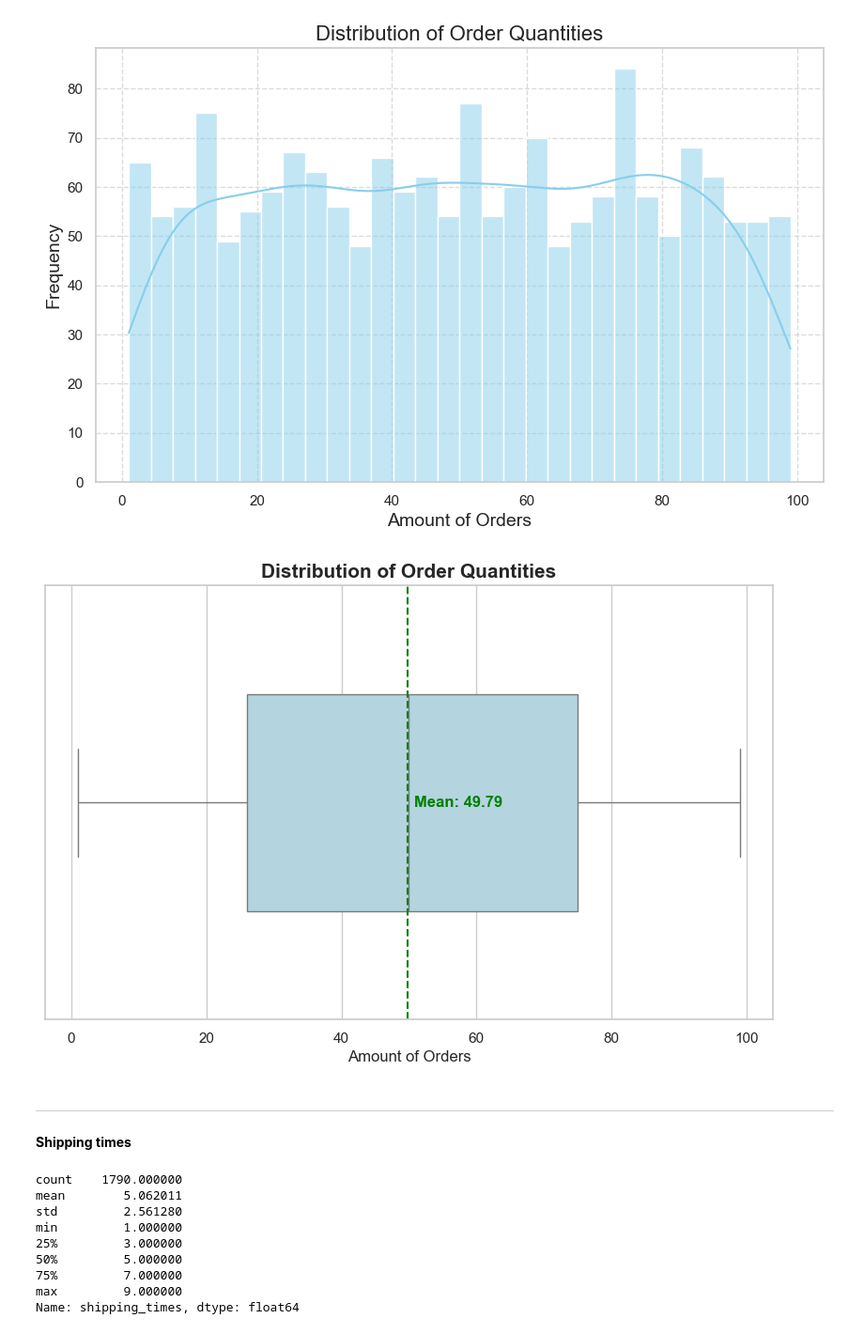
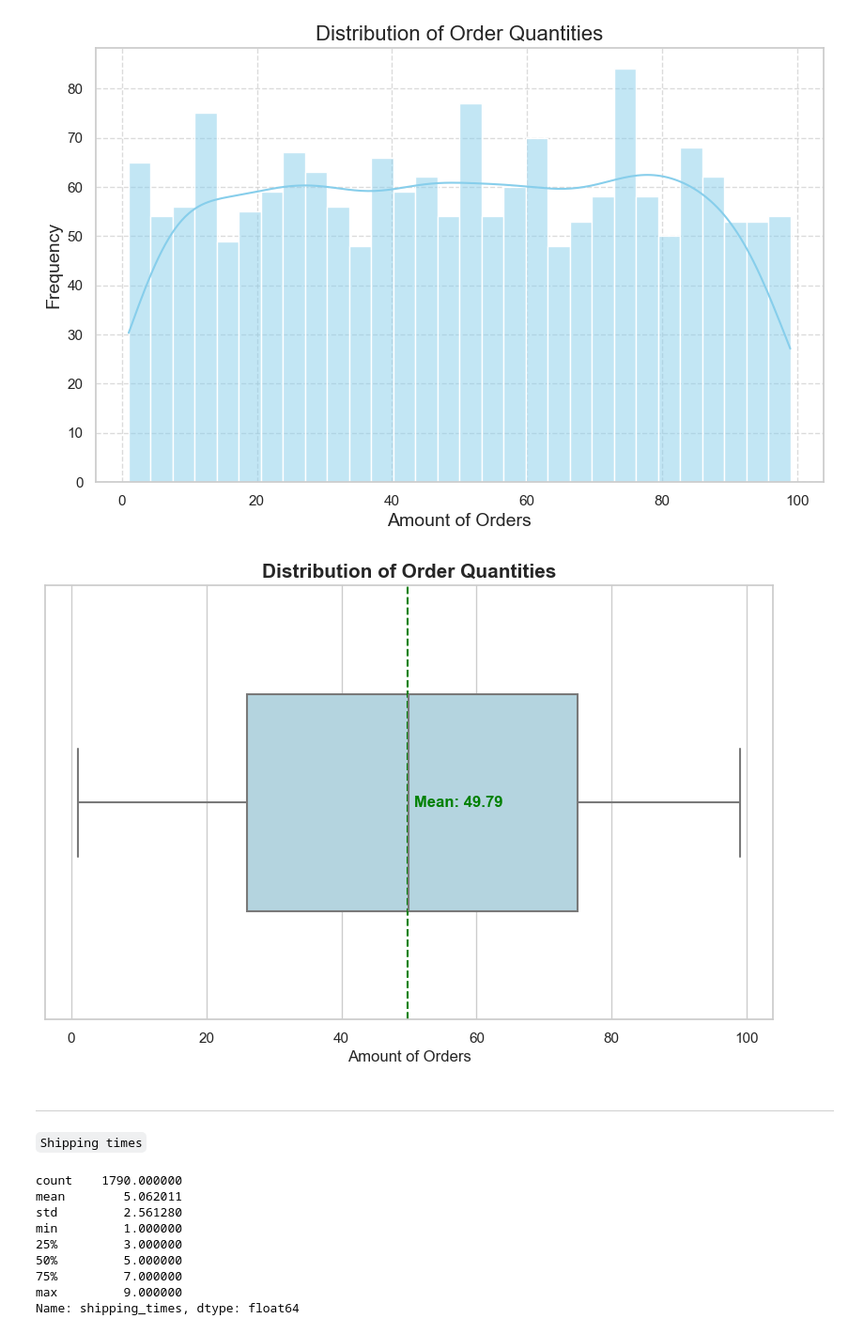
Before and after one commit to ayozmi/ai-logistics, a Jupyter notebook: notebooks/PricePredictor/3_EDA.ipynb, the cells around one changed output. Shown at 94% size. Saved outputs shown, nothing was run; the diff lists cells and outputs as text; code cells hidden in the pictures.

```diff
--- a/notebooks/PricePredictor/3_EDA.ipynb
+++ b/notebooks/PricePredictor/3_EDA.ipynb
@@ -278,16 +287,14 @@ plt.show()
 # %% [output]
 [figure]
 # %%
-sns.set(style="whitegrid")
-
 plt.figure(figsize=(10, 6))
-boxplot = sns.boxplot(x=eda['number_of_products_sold'], color='lightblue', fliersize=5, width=0.5)
+boxplot = sns.boxplot(x=supply_chain_eda_df['number_of_products_sold'], color='lightblue', fliersize=5, width=0.5)
 
 boxplot.set_title('Distribution of Number of Products', fontsize=15, fontweight='bold')
 boxplot.set_xlabel('Number of Products', fontsize=12)
 boxplot.set_ylabel('')
 
-mean_price = eda['number_of_products_sold'].mean()
+mean_price = supply_chain_eda_df['number_of_products_sold'].mean()
 plt.axvline(mean_price, color='green', linestyle='--')
 plt.text(mean_price + 1, 0, f'Mean: {mean_price:.2f}', color='green', va='center', fontweight='bold')
 
@@ -332,16 +339,14 @@ plt.show()
 # %% [output]
 [figure]
 # %%
-sns.set(style="whitegrid")
-
 plt.figure(figsize=(10, 6))
-boxplot = sns.boxplot(x=eda['revenue_generated'], color='lightblue', fliersize=5, width=0.5)
+boxplot = sns.boxplot(x=supply_chain_eda_df['revenue_generated'], color='lightblue', fliersize=5, width=0.5)
 
 boxplot.set_title('Distribution of Revenue Generated', fontsize=15, fontweight='bold')
 boxplot.set_xlabel('Amount of Revenue', fontsize=12)
 boxplot.set_ylabel('')
 
-mean_price = eda['revenue_generated'].mean()
+mean_price = supply_chain_eda_df['revenue_generated'].mean()
 plt.axvline(mean_price, color='green', linestyle='--')
 plt.text(mean_price + 1, 0, f'Mean: {mean_price:.2f}', color='green', va='center', fontweight='bold')
 
@@ -386,16 +391,14 @@ plt.show()
 # %% [output]
 [figure]
 # %%
-sns.set(style="whitegrid")
-
 plt.figure(figsize=(10, 6))
-boxplot = sns.boxplot(x=eda['stock_levels'], color='lightblue', fliersize=5, width=0.5)
+boxplot = sns.boxplot(x=supply_chain_eda_df['stock_levels'], color='lightblue', fliersize=5, width=0.5)
 
 boxplot.set_title('Distribution of Stock Levels', fontsize=15, fontweight='bold')
 boxplot.set_xlabel('Amount of Stock Level', fontsize=12)
 boxplot.set_ylabel('')
 
-mean_price = eda['stock_levels'].mean()
+mean_price = supply_chain_eda_df['stock_levels'].mean()
 plt.axvline(mean_price, color='green', linestyle='--')
 plt.text(mean_price + 1, 0, f'Mean: {mean_price:.2f}', color='green', va='center', fontweight='bold')
 
@@ -432,16 +435,14 @@ plt.show()
 # %% [output]
 [figure]
 # %%
-sns.set(style="whitegrid")
-
 plt.figure(figsize=(10, 6))
-boxplot = sns.boxplot(x=eda['lead_times'], color='lightblue', fliersize=5, width=0.5)
+boxplot = sns.boxplot(x=supply_chain_eda_df['lead_times'], color='lightblue', fliersize=5, width=0.5)
 
 boxplot.set_title('Distribution of Lead Times', fontsize=15, fontweight='bold')
 boxplot.set_xlabel('Amount of Lead Times', fontsize=12)
 boxplot.set_ylabel('')
 
-mean_price = eda['lead_times'].mean()
+mean_price = supply_chain_eda_df['lead_times'].mean()
 plt.axvline(mean_price, color='green', linestyle='--')
 plt.text(mean_price + 1, 0, f'Mean: {mean_price:.2f}', color='green', va='center', fontweight='bold')
 
@@ -478,24 +479,22 @@ plt.show()
 # %% [output]
 [figure]
 # %%
-sns.set(style="whitegrid")
-
 plt.figure(figsize=(10, 6))
-boxplot = sns.boxplot(x=eda['order_quantities'], color='lightblue', fliersize=5, width=0.5)
+boxplot = sns.boxplot(x=supply_chain_eda_df['order_quantities'], color='lightblue', fliersize=5, width=0.5)
 
 boxplot.set_title('Distribution of Order Quantities', fontsize=15, fontweight='bold')
 boxplot.set_xlabel('Amount of Orders', fontsize=12)
 boxplot.set_ylabel('')
 
-mean_price = eda['order_quantities'].mean()
+mean_price = supply_chain_eda_df['order_quantities'].mean()
 plt.axvline(mean_price, color='green', linestyle='--')
 plt.text(mean_price + 1, 0, f'Mean: {mean_price:.2f}', color='green', va='center', fontweight='bold')
 
 plt.show()
 # %% [output]
-[figure, old version]
+[figure, new version]
 # %% [markdown]
 ---
 # %% [markdown]
-**Shipping times**
+`Shipping times`
 # %%
```
Also changed, not shown: parts of 93 cells of this notebook, 7 other files.
